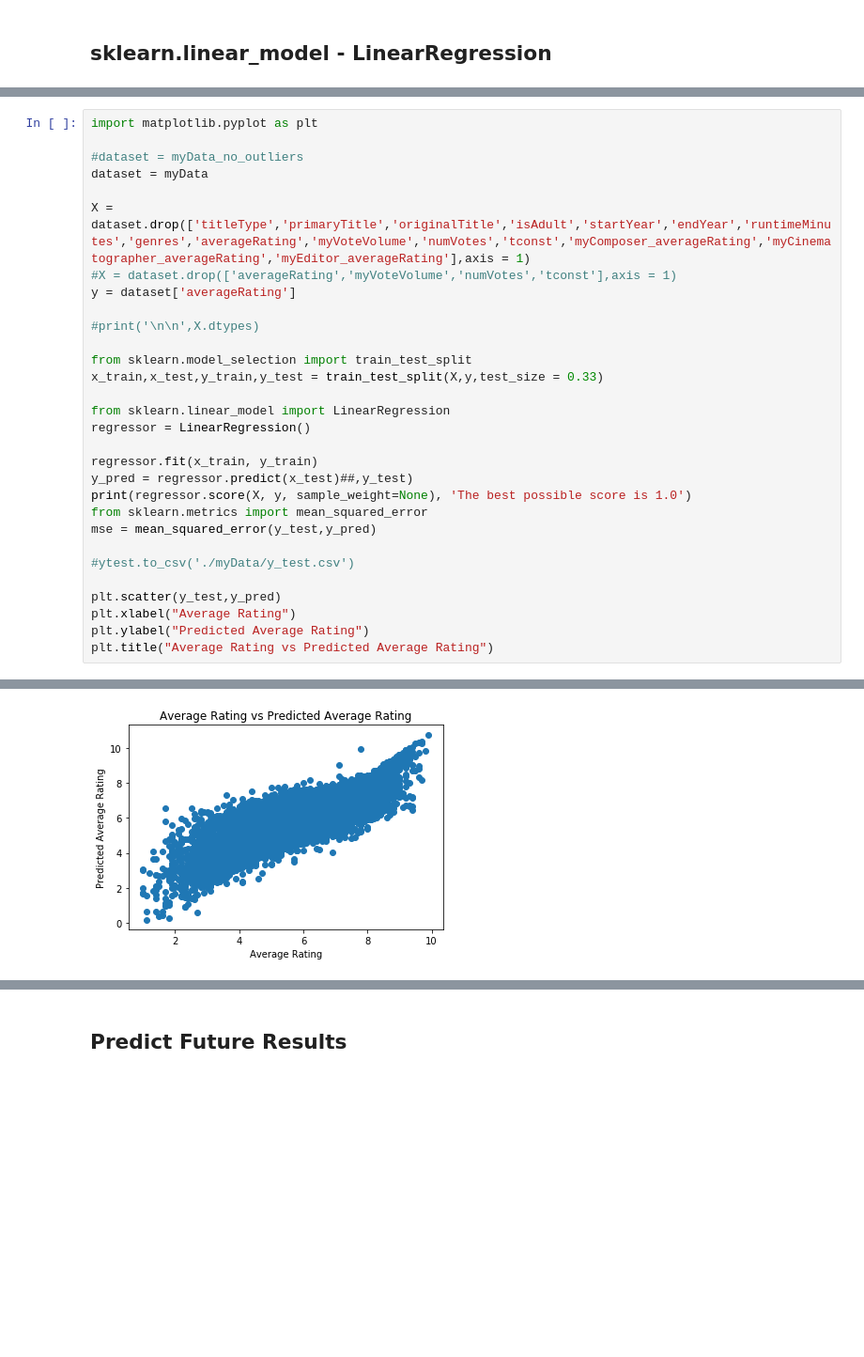
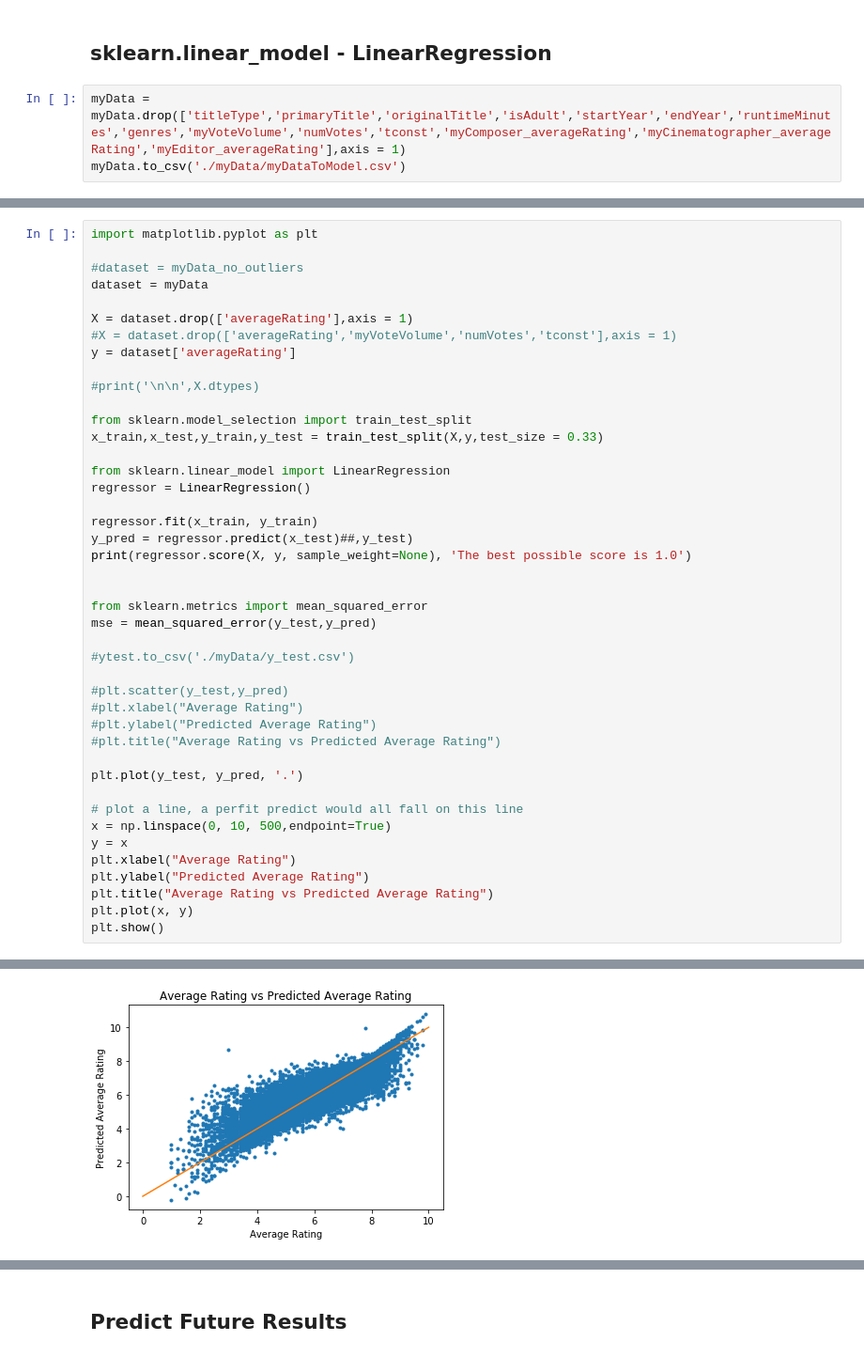
Before and after one commit to dniedermier-cscc/Scrum-Lords-Capstone-2018, a Jupyter notebook: IMDB/Working Notebooks/IMDB_Capstone_DN - Explore Data.ipynb, the cells around one changed output, grey strips where cells are left out. Shown at 94% size. Saved outputs shown, nothing was run; the diff lists cells and outputs as text; blank space fills up the shorter version.

Commit message:
minor modeling code updates

```diff
--- a/IMDB/Working Notebooks/IMDB_Capstone_DN - Explore Data.ipynb
+++ b/IMDB/Working Notebooks/IMDB_Capstone_DN - Explore Data.ipynb
@@ -497,3 +498,6 @@ myData.head(5)
 <h1>Modeling</h1>
 # %% [markdown]
 <h2>sklearn.linear_model - LinearRegression</h2>
+# %%
+myData = myData.drop(['titleType','primaryTitle','originalTitle','isAdult','startYear','endYear','runtimeMinutes','genres','myVoteVolume','numVotes','tconst','myComposer_averageRating','myCinematographer_averageRating','myEditor_averageRating'],axis = 1)
+myData.to_csv('./myData/myDataToModel.csv')
@@ -503,7 +516,7 @@ import matplotlib.pyplot as plt
 #dataset = myData_no_outliers
 dataset = myData
 
-X = dataset.drop(['titleType','primaryTitle','originalTitle','isAdult','startYear','endYear','runtimeMinutes','genres','averageRating','myVoteVolume','numVotes','tconst','myComposer_averageRating','myCinematographer_averageRating','myEditor_averageRating'],axis = 1)
+X = dataset.drop(['averageRating'],axis = 1)
 #X = dataset.drop(['averageRating','myVoteVolume','numVotes','tconst'],axis = 1)
 y = dataset['averageRating']
 
@@ -518,13 +531,26 @@ regressor = LinearRegression()
 regressor.fit(x_train, y_train)
 y_pred = regressor.predict(x_test)##,y_test)
 print(regressor.score(X, y, sample_weight=None), 'The best possible score is 1.0')
+
+
 from sklearn.metrics import mean_squared_error
 mse = mean_squared_error(y_test,y_pred)
 
 #ytest.to_csv('./myData/y_test.csv')
 
-plt.scatter(y_test,y_pred)
+#plt.scatter(y_test,y_pred)
+#plt.xlabel("Average Rating")
+#plt.ylabel("Predicted Average Rating")
+#plt.title("Average Rating vs Predicted Average Rating")
+
+plt.plot(y_test, y_pred, '.')
+
+# plot a line, a perfit predict would all fall on this line
+x = np.linspace(0, 10, 500,endpoint=True)
+y = x
 plt.xlabel("Average Rating")
 plt.ylabel("Predicted Average Rating")
 plt.title("Average Rating vs Predicted Average Rating")
+plt.plot(x, y)
+plt.show()
 # %% [output]
@@ -533 +558 @@ Text(0.5,1,'Average Rating vs Predicted Average Rating')
-[figure, old version]
+[figure, new version]
```
Also changed, not shown: parts of 9 cells of this notebook.
